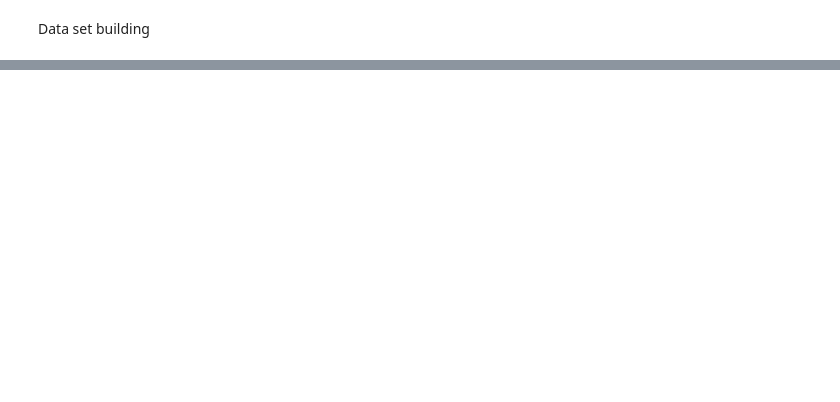
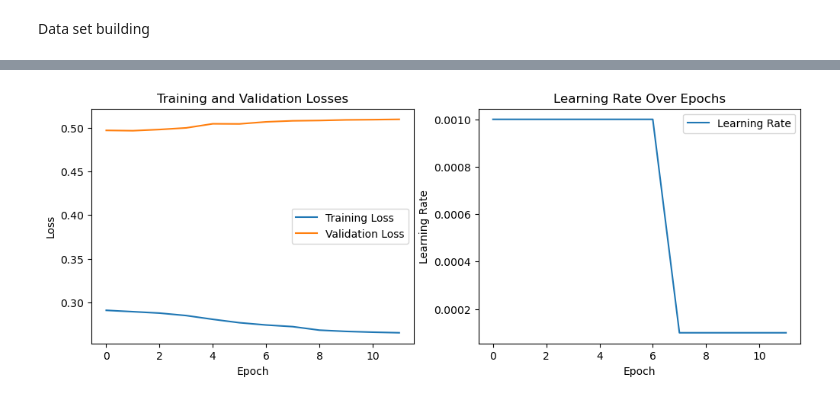
Before and after one commit to ChuanCh/A2E, a Jupyter notebook: LSTM_magnitude&phase.ipynb, the cells around one changed output, grey strips where cells are left out. Saved outputs shown, nothing was run; the diff lists cells and outputs as text; code cells hidden in the pictures; blank space fills up the shorter version.

```diff
--- a/LSTM_magnitude&phase.ipynb
+++ b/LSTM_magnitude&phase.ipynb
@@ -93,6 +142,7 @@ TypeError: VoiceDataset.__init__() takes 2 positional arguments but 3 were given
 # %%
-n_mels = (n_fft//2 +1) * 3
+n_mels = n_harmonics * 3
 model = LSTMmodel(n_mels=n_mels, hidden_size=hidden_size, num_layers=2)
+
 log_name = f'{type(model).__name__}_{representation_type}_bs{batch_size}'
 writer = SummaryWriter('runs/experiment_name')
 
@@ -102,3 +152,4 @@ sample_input = torch.randn(batch_size, segment_length_in_samples)
 tensorboard_log_config(writer, model, representation_type, samplerate, segment_length_in_seconds, batch_size)
 trained_model = train_model(writer, model, train_loader, val_loader, num_epochs, learning_rate)
 writer.close()
+# %% [output]
@@ -105,3 +170,4 @@ writer.close()
+[figure, added]
 # %%
 model.eval()  # Ensure the model is in evaluation mode
 
```
Also changed, not shown: parts of 4 cells of this notebook.
